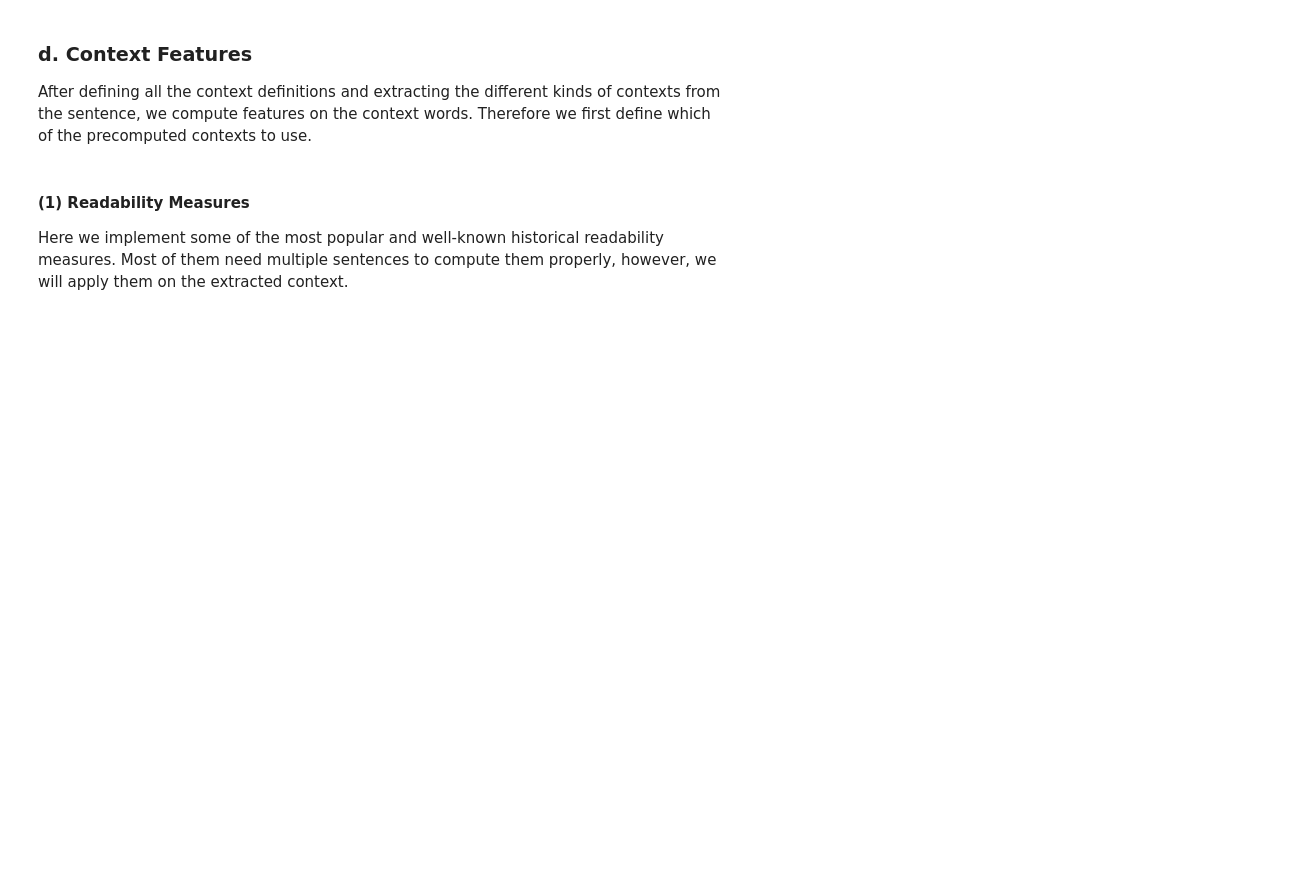
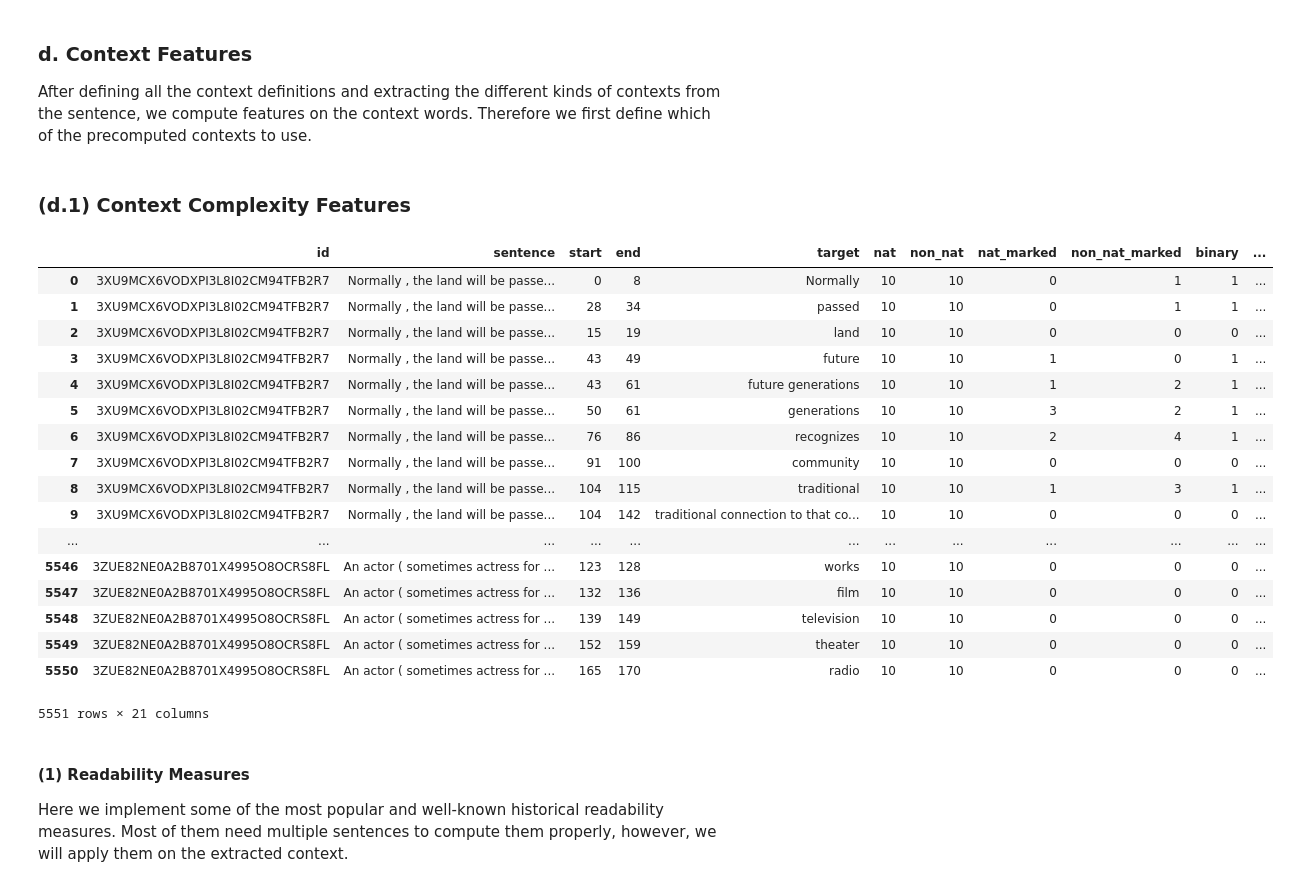
Before and after one commit to kristiankolthoff/CoWoPhId, a Jupyter notebook: python/context_experiments.ipynb, the cells around one changed output. Saved outputs shown, nothing was run; the diff lists cells and outputs as text; code cells hidden in the pictures; blank space fills up the shorter version.

Commit message:
Context refactoring

```diff
--- a/python/context_experiments.ipynb
+++ b/python/context_experiments.ipynb
@@ -416,3 +573,8 @@ ctx_extraction_dep_recu_in_out_cover
+# %%
+ctx_datasets = [ContextDataset(ds.name, ctx, preprocess_ctx_df(ctx.func(ds.train)),
+                preprocess_ctx_df(ctx.func(ds.test)))
+                for ctx in contexts
+                for ds in datasets]
 # %% [markdown]
 ### d. Context Features
 After defining all the context definitions and extracting the different kinds of contexts from the sentence, we compute features on the context words. Therefore we first define which of the precomputed contexts to use.
@@ -420,0 +581,48 @@ df_context['context'] = df_context.ctx_extraction_window_pre_suc_n
+# %% [markdown]
+### (d.1) Context Complexity Features
+# %%
+word_freq_wiki = {}
+freq_sum_wiki = 0
+with open("resources/word-freq-dumps/enwiki-20150602-words-frequency.txt", encoding="utf8") as file:
+    for line in file:
+        word, freq = line.partition(" ")[::2]
+        word_freq_wiki[word.strip()] = int(freq)
+        freq_sum_wiki+=int(freq)
+
+def get_dict_count(target, freqs):
+    return freqs.get(target.strip().lower(), 0)
+# %%
+def ctx_features_context_complexity(dataframe, agg):
+    df = dataframe.copy()
+    df['ctx_length'] = df.p_context.apply(lambda context : agg(context, len))
+    df['ctx_freq_wiki'] = df.p_context.apply(lambda context : agg(context, get_dict_count, word_freq_wiki))
+    df = df.fillna(0)
+    return df
+
+ctx_fc_context_complexity = ContextFeatureCategory('baseline_1', ctx_features_context_complexity)
+feature_categories.append(ctx_fc_context_complexity)
+# %%
+ctx_datasets_fc_context_complexity = [ContextFeatureDataset(ctx_ds.name, ctx_ds.context, ctx_fc_context_complexity, agg,
+        ctx_fc_context_complexity.func(ctx_ds.train, agg.agg), ctx_fc_context_complexity.func(ctx_ds.test, agg.agg))
+        for ctx_ds in ctx_datasets for agg in aggs]
+# %%
+ctx_datasets_fc_context_complexity[3].train
+# %% [output]
+|  | id | sentence | start | end | target | nat | non_nat | nat_marked | non_nat_marked | binary | ... |
+| 0 | 3XU9MCX6VODXPI3L8I02CM94TFB2R7 | Normally , the land will be passe... | 0 | 8 | Normally | 10 | 10 | 0 | 1 | 1 | ... |
+| 1 | 3XU9MCX6VODXPI3L8I02CM94TFB2R7 | Normally , the land will be passe... | 28 | 34 | passed | 10 | 10 | 0 | 1 | 1 | ... |
+| 2 | 3XU9MCX6VODXPI3L8I02CM94TFB2R7 | Normally , the land will be passe... | 15 | 19 | land | 10 | 10 | 0 | 0 | 0 | ... |
+| 3 | 3XU9MCX6VODXPI3L8I02CM94TFB2R7 | Normally , the land will be passe... | 43 | 49 | future | 10 | 10 | 1 | 0 | 1 | ... |
+| 4 | 3XU9MCX6VODXPI3L8I02CM94TFB2R7 | Normally , the land will be passe... | 43 | 61 | future generations | 10 | 10 | 1 | 2 | 1 | ... |
+| 5 | 3XU9MCX6VODXPI3L8I02CM94TFB2R7 | Normally , the land will be passe... | 50 | 61 | generations | 10 | 10 | 3 | 2 | 1 | ... |
+| 6 | 3XU9MCX6VODXPI3L8I02CM94TFB2R7 | Normally , the land will be passe... | 76 | 86 | recognizes | 10 | 10 | 2 | 4 | 1 | ... |
+| 7 | 3XU9MCX6VODXPI3L8I02CM94TFB2R7 | Normally , the land will be passe... | 91 | 100 | community | 10 | 10 | 0 | 0 | 0 | ... |
+| 8 | 3XU9MCX6VODXPI3L8I02CM94TFB2R7 | Normally , the land will be passe... | 104 | 115 | traditional | 10 | 10 | 1 | 3 | 1 | ... |
+| 9 | 3XU9MCX6VODXPI3L8I02CM94TFB2R7 | Normally , the land will be passe... | 104 | 142 | traditional connection to that co... | 10 | 10 | 0 | 0 | 0 | ... |
+| ... | ... | ... | ... | ... | ... | ... | ... | ... | ... | ... | ... |
+| 5546 | 3ZUE82NE0A2B8701X4995O8OCRS8FL | An actor ( sometimes actress for ... | 123 | 128 | works | 10 | 10 | 0 | 0 | 0 | ... |
+| 5547 | 3ZUE82NE0A2B8701X4995O8OCRS8FL | An actor ( sometimes actress for ... | 132 | 136 | film | 10 | 10 | 0 | 0 | 0 | ... |
+| 5548 | 3ZUE82NE0A2B8701X4995O8OCRS8FL | An actor ( sometimes actress for ... | 139 | 149 | television | 10 | 10 | 0 | 0 | 0 | ... |
+| 5549 | 3ZUE82NE0A2B8701X4995O8OCRS8FL | An actor ( sometimes actress for ... | 152 | 159 | theater | 10 | 10 | 0 | 0 | 0 | ... |
+| 5550 | 3ZUE82NE0A2B8701X4995O8OCRS8FL | An actor ( sometimes actress for ... | 165 | 170 | radio | 10 | 10 | 0 | 0 | 0 | ... |
+5551 rows × 21 columns
```
Also changed, not shown: parts of 22 cells of this notebook.
